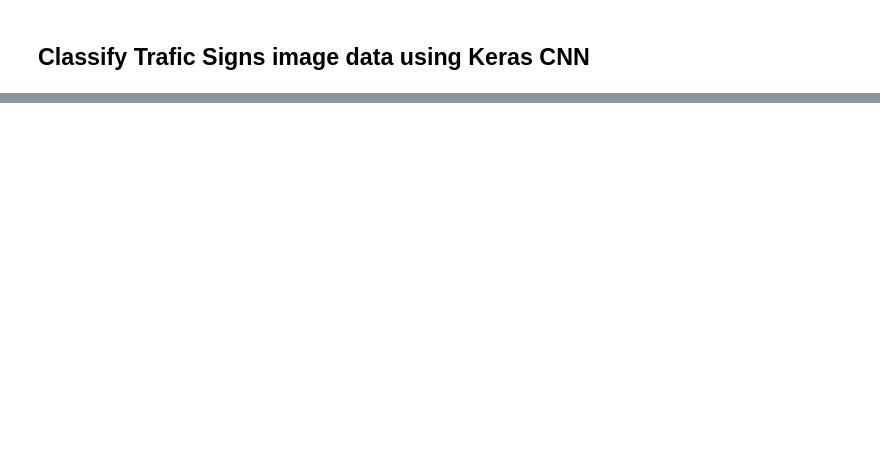
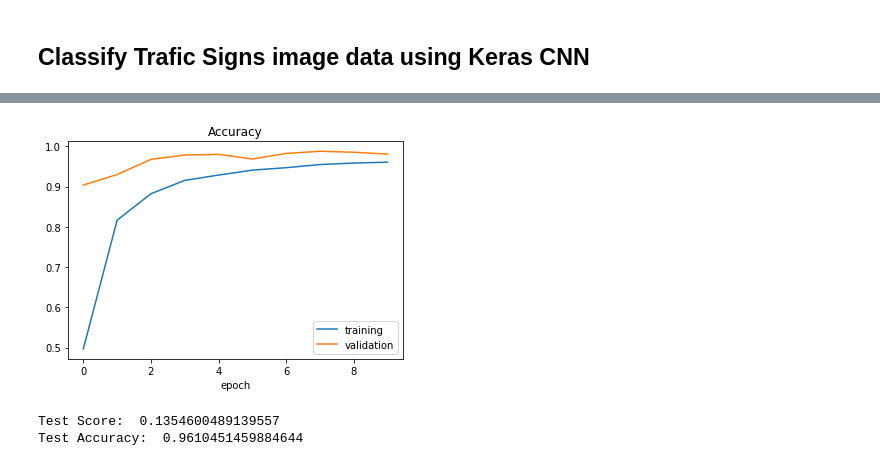
Before and after one commit to nsanka/deep_learning, a Jupyter notebook: Self_Driving_Car/Traffic_Signs_CNN_Keras.ipynb, the cells around one changed output, grey strips where cells are left out. Drawn from its saved outputs; the diff is of its cells as text; code cells hidden in the pictures; blank space fills up the shorter version.

```diff
--- a/Self_Driving_Car/Traffic_Signs_CNN_Keras.ipynb
+++ b/Self_Driving_Car/Traffic_Signs_CNN_Keras.ipynb
@@ -200,0 +412,16 @@ print("Test Accuracy: ", score_2[1])
+# %%
+plt.plot(history_3.history['accuracy'])
+plt.plot(history_3.history['val_accuracy'])
+plt.legend(['training', 'validation'])
+plt.title('Accuracy')
+plt.xlabel('epoch')
+plt.show()
+# %% [output]
+[figure, added]
+# %%
+score_3 = model_3.evaluate(X_test, y_test, verbose=0)
+print("Test Score: ", score_3[0])
+print("Test Accuracy: ", score_3[1])
+# %% [output]
+Test Score:  0.1354600489139557
+Test Accuracy:  0.9610451459884644
```
Also changed, not shown: parts of 26 cells of this notebook.
